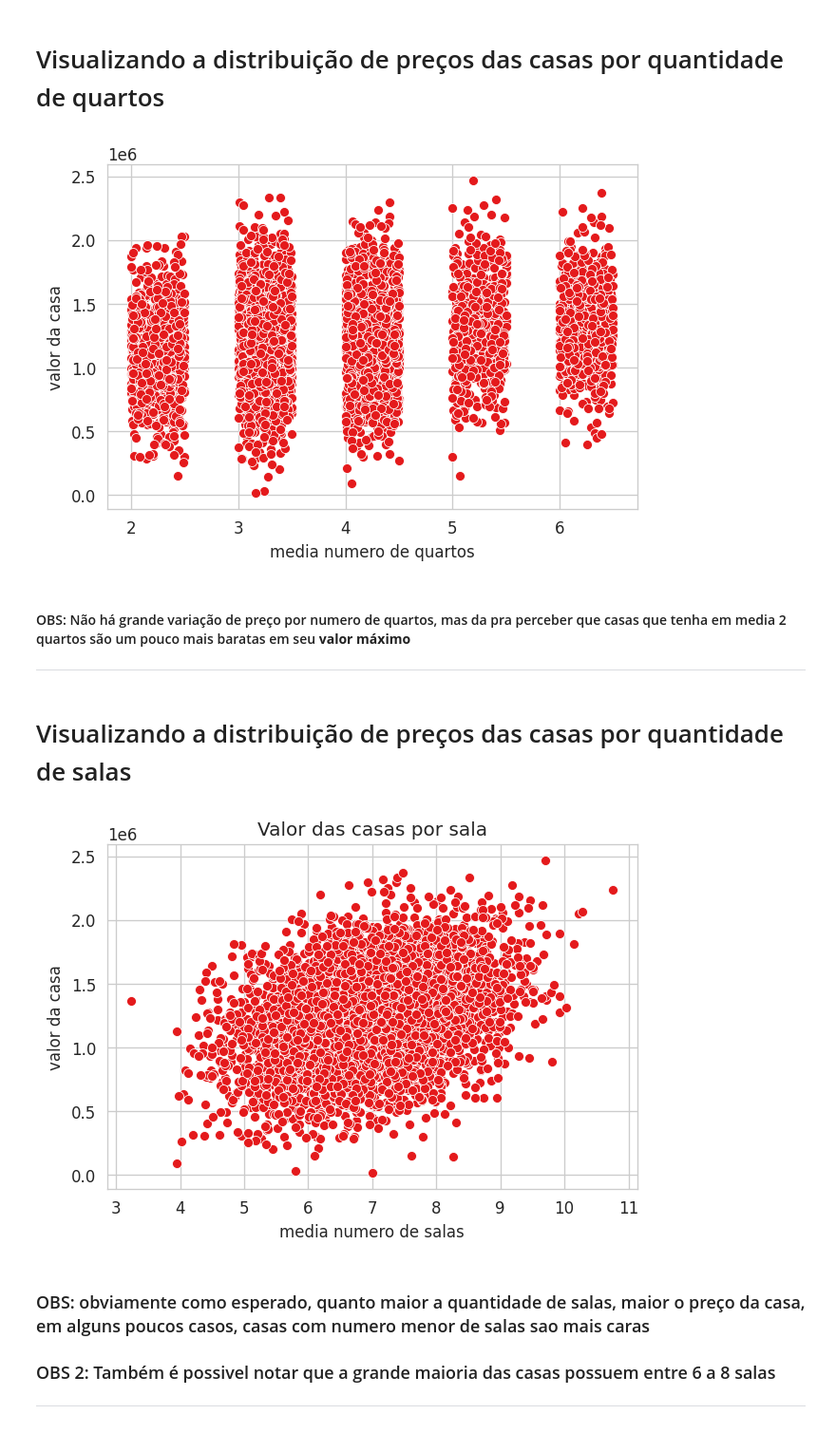
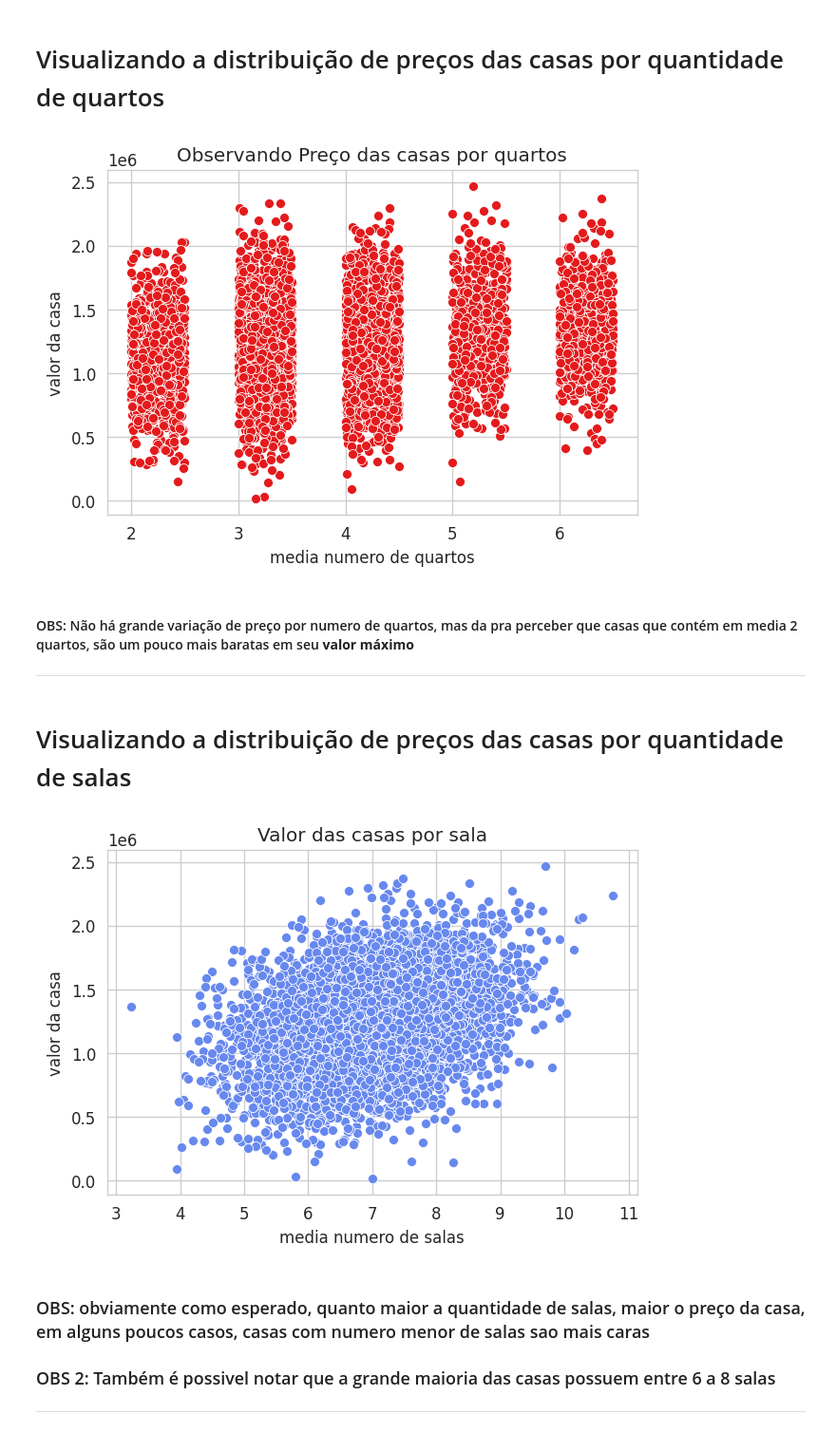
Before and after one commit to JairoLopes/Analises_R_Python, a Jupyter notebook: ML_VendaCasas/Predicao_casas.ipynb, the cells around one changed output. Shown at 95% size. Saved outputs shown, nothing was run; the diff lists cells and outputs as text; code cells hidden in the pictures.

```diff
--- a/ML_VendaCasas/Predicao_casas.ipynb
+++ b/ML_VendaCasas/Predicao_casas.ipynb
@@ -33,24 +33,26 @@ df.head(2)
 # Visualizando a distribuição de preços das casas por quantidade de quartos
 # %%
 plt.figure(dpi=120)
+plt.title("Observando Preço das casas por quartos")
 sns.set_style("whitegrid")
 sns.set_palette("Set1")
 sns.scatterplot(data=df, x="media numero de quartos", y="valor da casa")
 plt.show()
 # %% [output]
-[figure, old version]
+[figure, new version]
 # %% [markdown]
-#### OBS: Não há grande variação de preço por numero de quartos, mas da pra perceber que casas que tenha em media 2 quartos são um pouco mais baratas em seu **valor máximo**
+#### OBS: Não há grande variação de preço por numero de quartos, mas da pra perceber que casas que contém em media 2 quartos, são um pouco mais baratas em seu **valor máximo**
 ***
 # %% [markdown]
 # Visualizando a distribuição de preços das casas por quantidade de salas
 # %%
 plt.figure(dpi=120)
+sns.set_palette("coolwarm")
 plt.title("Valor das casas por sala")
 sns.scatterplot(data=df,x="media numero de salas", y="valor da casa")
 plt.show()
 # %% [output]
-[figure, old version]
+[figure, new version]
 # %% [markdown]
 ### OBS: obviamente como esperado, quanto maior a quantidade de salas, maior o preço da casa, em alguns poucos casos, casas com numero menor de salas sao mais caras
 
```
Also changed, not shown: parts of 8 cells of this notebook.
